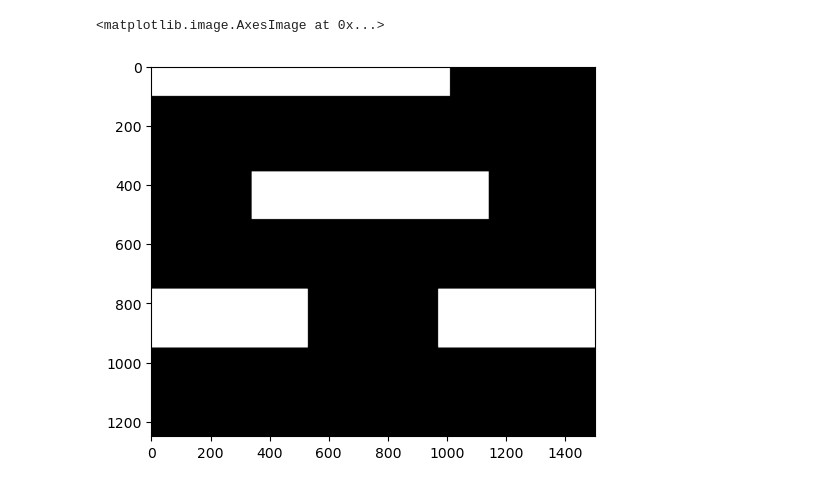
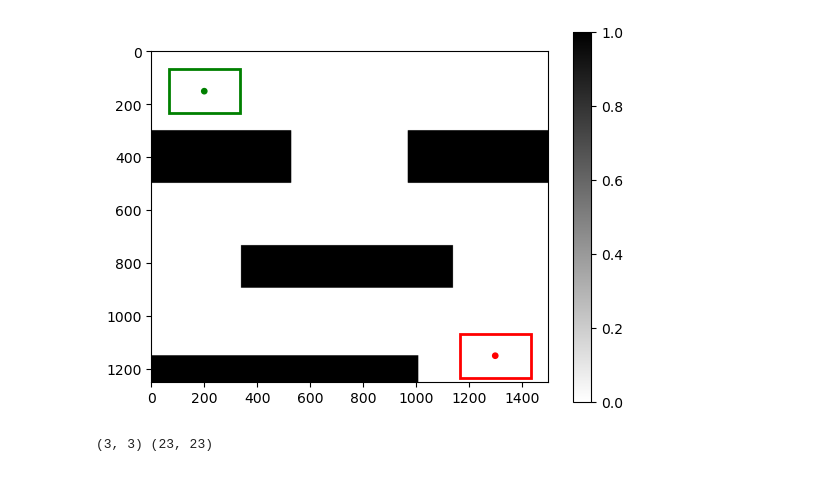
Before and after one commit to jmilliaan/igp-amr, a Jupyter notebook: src/map_processing.ipynb, the cells around one changed output. Cells and saved outputs as stored; diff of their text form; code cells hidden in the pictures.

```diff
--- a/src/map_processing.ipynb
+++ b/src/map_processing.ipynb
@@ -68,5 +4,0 @@ array([[1, 1, 1, ..., 0, 0, 0],
-# %%
-plt.imshow(scaled_img, cmap='gray')
-# %% [output]
-<matplotlib.image.AxesImage at 0x...>
-[figure, removed]
@@ -74,0 +5,27 @@ np.savetxt("map_source.csv", scaled_img, delimiter=",")
+# %%
+plt.imshow(base_map, cmap=plt.cm.gray_r)
+start_point = plt.Circle(start_coord, 10, color="g")
+r_start_point = plt.Rectangle(
+    get_center_point(start_coord, robot_size),
+    robot_size[0],
+    robot_size[1],
+    linewidth=2,
+    edgecolor="g",
+    facecolor="none")
+destination_point = plt.Circle(end_coord, 10, color="r")
+r_destination_point = plt.Rectangle(
+    get_center_point(end_coord, robot_size),
+    robot_size[0],
+    robot_size[1],
+    linewidth=2,
+    edgecolor="r",
+    facecolor="none")
+plt.colorbar()
+# plt.gca().invert_yaxis()
+plt.gca().add_patch(start_point)
+plt.gca().add_patch(destination_point)
+plt.gca().add_patch(r_start_point)
+plt.gca().add_patch(r_destination_point)
+plt.show()
+# %% [output]
+[figure, added]
@@ -74,0 +52,7 @@ np.savetxt("map_source.csv", scaled_img, delimiter=",")
+# %%
+s_map = list(new_map(base_map, 50))
+s_start = (start_node[0]//50, start_node[1]//50)
+s_goal = (goal_node[0]//50, goal_node[1]//50)
+print(s_start, s_goal)
+# %% [output]
+(3, 3) (23, 23)
```
Also changed, not shown: parts of 23 cells of this notebook, 9 other files.
